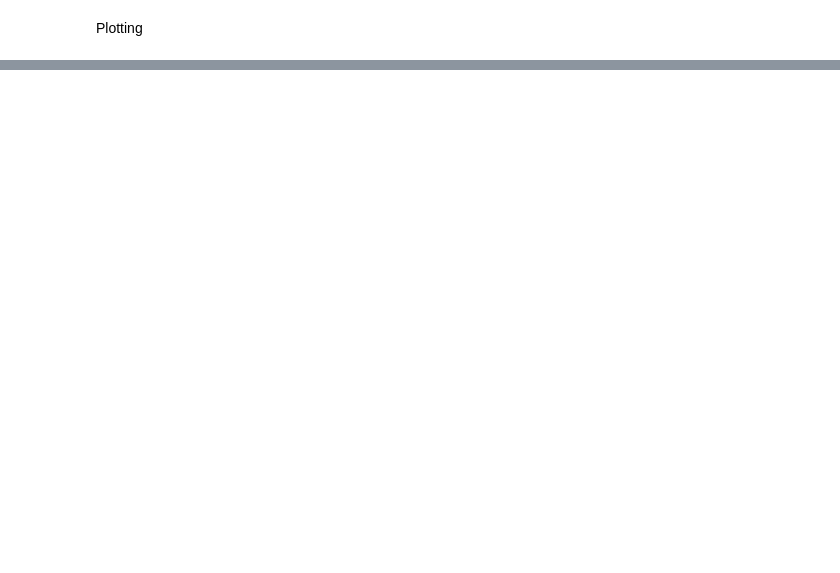
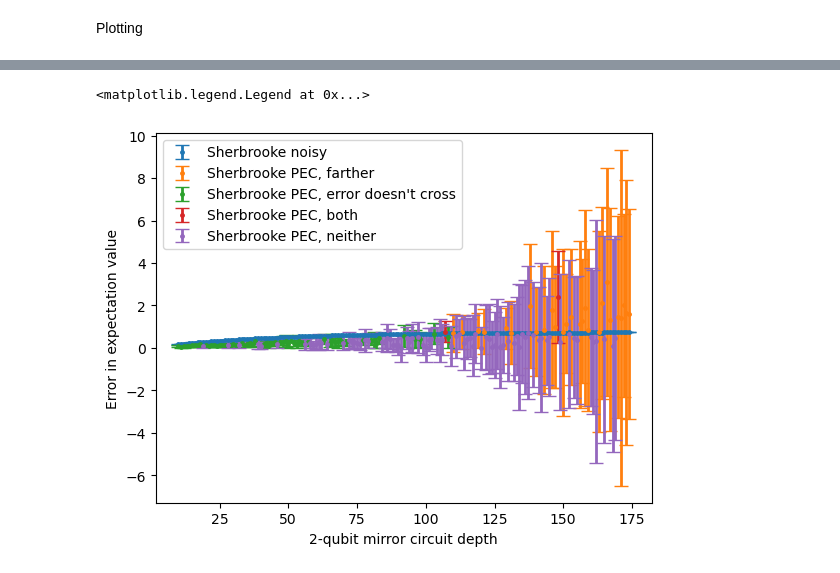
Before and after one commit to irvingatchem/EE522_25_3, a Jupyter notebook: Notebooks/PEC/Harry_Plotter_PEC.ipynb, the cells around one changed output, grey strips where cells are left out. Saved outputs shown, nothing was run; the diff lists cells and outputs as text; code cells hidden in the pictures; blank space fills up the shorter version.

```diff
--- a/Notebooks/PEC/Harry_Plotter_PEC.ipynb
+++ b/Notebooks/PEC/Harry_Plotter_PEC.ipynb
@@ -149,0 +246,15 @@ ax4.legend(loc = "upper left")
+# %%
+plt.figure()
+kwargs = {"capsize": 5, "lw": 2}
+#
+plt.errorbar(sherbrooke_2qdepths, sherbrooke_raw_2qerrors, yerr= sherbrooke_raw_2qstds, label = "Sherbrooke noisy", **kwargs, fmt='o', ms=2.5)
+plt.errorbar(sherbrooke_2qdepths[sherbrooke_2q_farther_indicies], sherbrooke_pec_2qerrors[sherbrooke_2q_farther_indicies], yerr= sherbrooke_pec_2qstds[sherbrooke_2q_farther_indicies], label = "Sherbrooke PEC, farther", **kwargs, fmt='o', ms=2.5)
+plt.errorbar(sherbrooke_2qdepths[sherbrooke_2q_eb_no_cross_indicies], sherbrooke_pec_2qerrors[sherbrooke_2q_eb_no_cross_indicies], yerr= sherbrooke_pec_2qstds[sherbrooke_2q_eb_no_cross_indicies], label = "Sherbrooke PEC, error doesn't cross", **kwargs, fmt='o', ms=2.5)
+plt.errorbar(sherbrooke_2qdepths[sherbrooke_2q_both_indicies], sherbrooke_pec_2qerrors[sherbrooke_2q_both_indicies], yerr= sherbrooke_pec_2qstds[sherbrooke_2q_both_indicies], label = "Sherbrooke PEC, both", **kwargs, fmt='o', ms=2.5)
+plt.errorbar(sherbrooke_2qdepths[sherbrooke_2q_neither_indicies], sherbrooke_pec_2qerrors[sherbrooke_2q_neither_indicies], yerr= sherbrooke_pec_2qstds[sherbrooke_2q_neither_indicies], label = "Sherbrooke PEC, neither", **kwargs, fmt='o', ms=2.5)
+plt.xlabel("2-qubit mirror circuit depth")
+plt.ylabel("Error in expectation value")
+plt.legend(loc = "upper left")
+# %% [output]
+<matplotlib.legend.Legend at 0x...>
+[figure, added]
```
Also changed, not shown: parts of 23 cells of this notebook, 9 other files.
